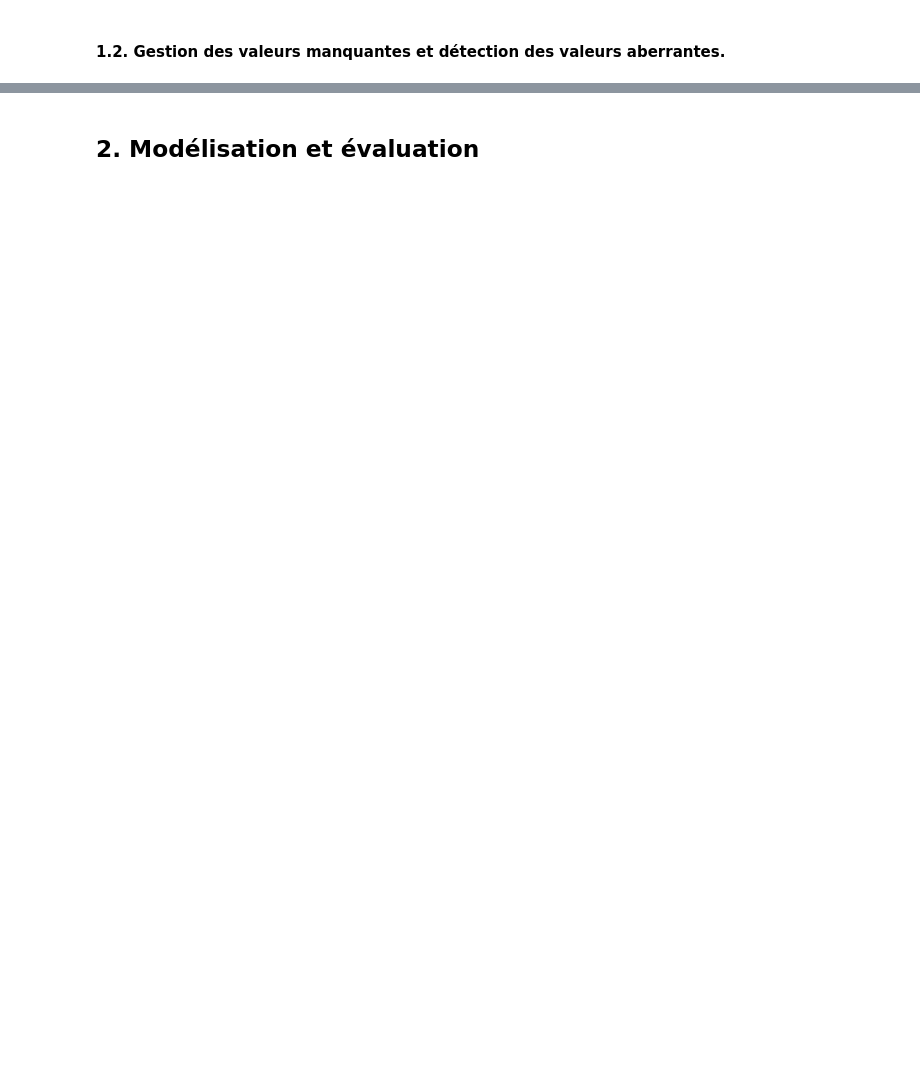
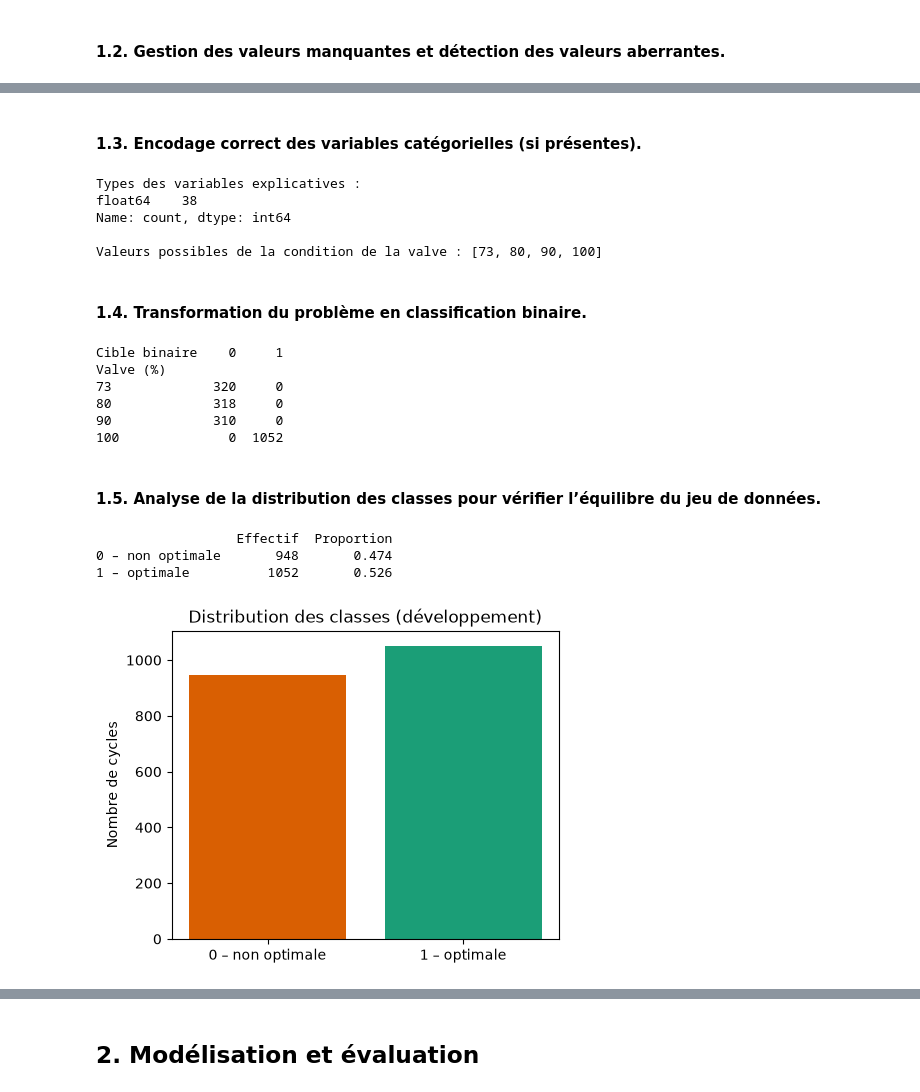
Before and after one commit to tsoullia/optivalve, a Jupyter notebook: fichier.ipynb, the cells around one changed output, grey strips where cells are left out. Cells and saved outputs as stored; diff of their text form; code cells hidden in the pictures; blank space fills up the shorter version.

Commit message:
Part .1

```diff
--- a/fichier.ipynb
+++ b/fichier.ipynb
@@ -76,0 +210,47 @@ plt.show()
+# %% [markdown]
+#### 1.3. Encodage correct des variables catégorielles (si présentes).
+# %%
+# 1.3 Encodage des variables catégorielles : y en a-t-il ?
+print('Types des variables explicatives :')
+print(X_dev.dtypes.value_counts())
+print('\nValeurs possibles de la condition de la valve :', sorted(int(v) for v in profile_dev['Valve'].unique()))
+# %% [output]
+Types des variables explicatives :
+float64    38
+Name: count, dtype: int64
+
+Valeurs possibles de la condition de la valve : [73, 80, 90, 100]
+# %% [markdown]
+#### 1.4. Transformation du problème en classification binaire.
+# %%
+# 1.4 Cible binaire : 1 = valve optimale (100 %), 0 = non optimale (90, 80 ou 73 %)
+y_all = (profile['Valve'] == 100).astype(int)
+y_dev, y_test = y_all.iloc[:N_DEV], y_all.iloc[N_DEV:]
+
+print(pd.crosstab(profile_dev['Valve'], y_dev, rownames=['Valve (%)'], colnames=['Cible binaire']))
+# %% [output]
+Cible binaire    0     1
+Valve (%)
+73             320     0
+80             318     0
+90             310     0
+100              0  1052
+# %% [markdown]
+#### 1.5. Analyse de la distribution des classes pour vérifier l’équilibre du jeu de données.
+# %%
+# 1.5 Équilibre des classes (développement)
+comptes = y_dev.value_counts().sort_index()
+parts = y_dev.value_counts(normalize=True).sort_index()
+print(pd.DataFrame({'Effectif': comptes.values, 'Proportion': parts.round(3).values},
+                   index=['0 – non optimale', '1 – optimale']))
+
+plt.figure(figsize=(5, 4))
+plt.bar(['0 – non optimale', '1 – optimale'], comptes.values, color=['#d95f02', '#1b9e77'])
+plt.ylabel('Nombre de cycles')
+plt.title('Distribution des classes (développement)')
+plt.show()
+# %% [output]
+                  Effectif  Proportion
+0 – non optimale       948       0.474
+1 – optimale          1052       0.526
+[figure, added]
```
Also changed, not shown: parts of 18 cells of this notebook.
